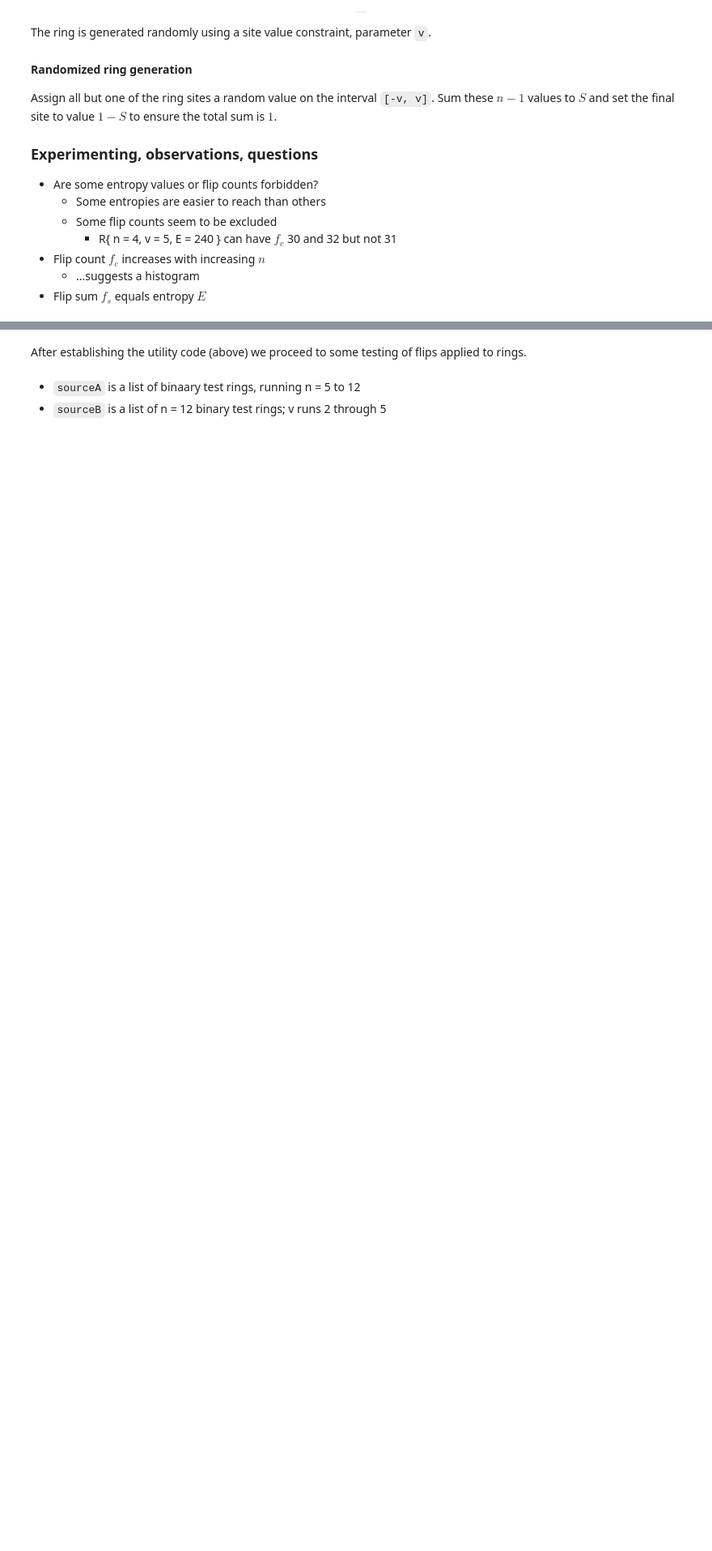
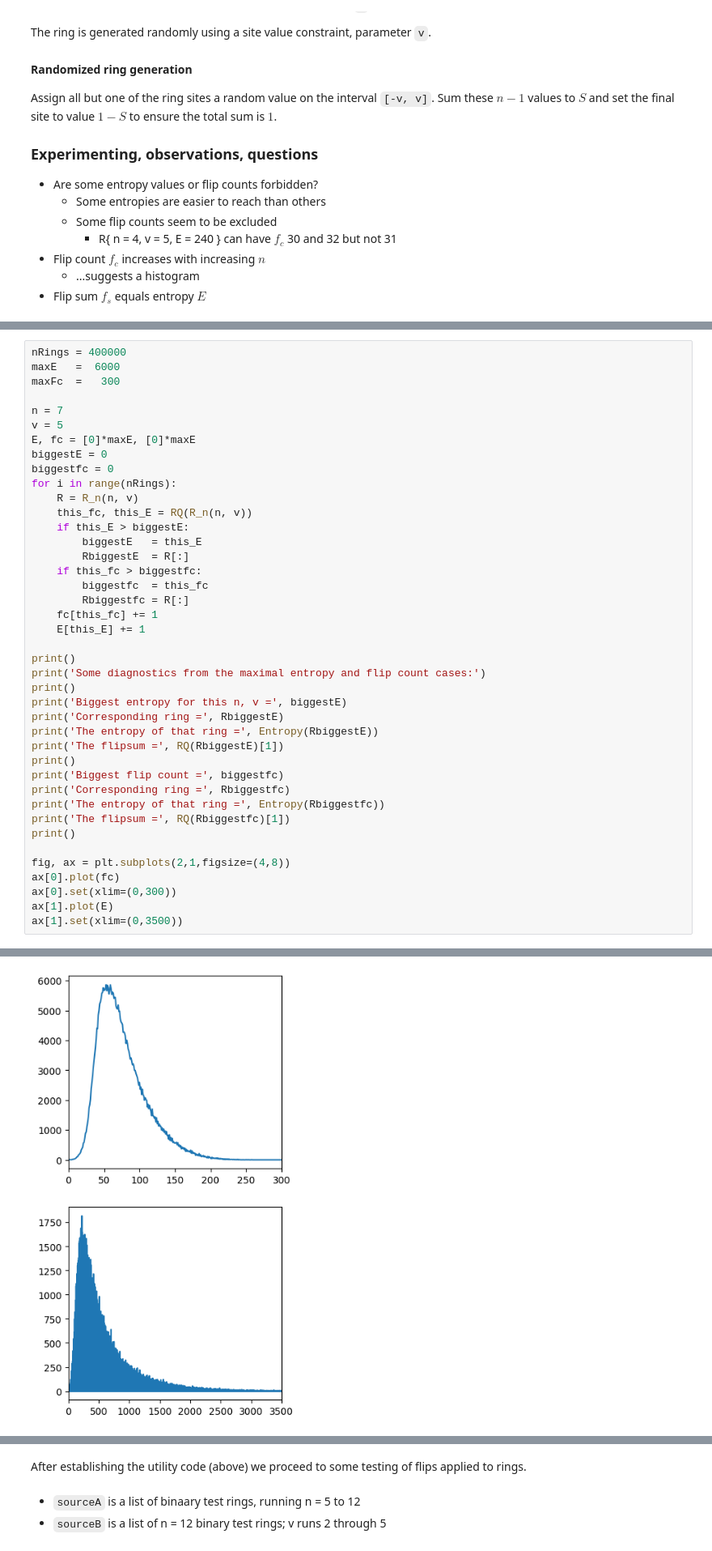
Before and after one commit to robfatland/othermathclub, a Jupyter notebook: ch02ring/ring.ipynb, the cells around one changed output, grey strips where cells are left out. Shown: that part at 81% size. Saved outputs shown, nothing was run; the diff lists cells and outputs as text; blank space fills up the shorter version.

```diff
--- a/ch02ring/ring.ipynb
+++ b/ch02ring/ring.ipynb
@@ -409,0 +400,42 @@ ring sites in turn?
+# %%
+nRings = 400000
+maxE   =  6000
+maxFc  =   300
+
+n = 7
+v = 5
+E, fc = [0]*maxE, [0]*maxE
+biggestE = 0
+biggestfc = 0
+for i in range(nRings):
+    R = R_n(n, v)
+    this_fc, this_E = RQ(R_n(n, v))
+    if this_E > biggestE:
+        biggestE   = this_E
+        RbiggestE  = R[:]
+    if this_fc > biggestfc:
+        biggestfc  = this_fc
+        Rbiggestfc = R[:]
+    fc[this_fc] += 1
+    E[this_E] += 1
+
+print()
+print('Some diagnostics from the maximal entropy and flip count cases:')
+print()
+print('Biggest entropy for this n, v =', biggestE)
+print('Corresponding ring =', RbiggestE)
+print('The entropy of that ring =', Entropy(RbiggestE))
+print('The flipsum =', RQ(RbiggestE)[1])
+print()
+print('Biggest flip count =', biggestfc)
+print('Corresponding ring =', Rbiggestfc)
+print('The entropy of that ring =', Entropy(Rbiggestfc))
+print('The flipsum =', RQ(Rbiggestfc)[1])
+print()
+
+fig, ax = plt.subplots(2,1,figsize=(4,8))
+ax[0].plot(fc)
+ax[0].set(xlim=(0,300))
+ax[1].plot(E)
+ax[1].set(xlim=(0,3500))
+# %% [output]
@@ -409,0 +454 @@ ring sites in turn?
+[figure, added]
```
Also changed, not shown: parts of 10 cells of this notebook, 1 other file.
